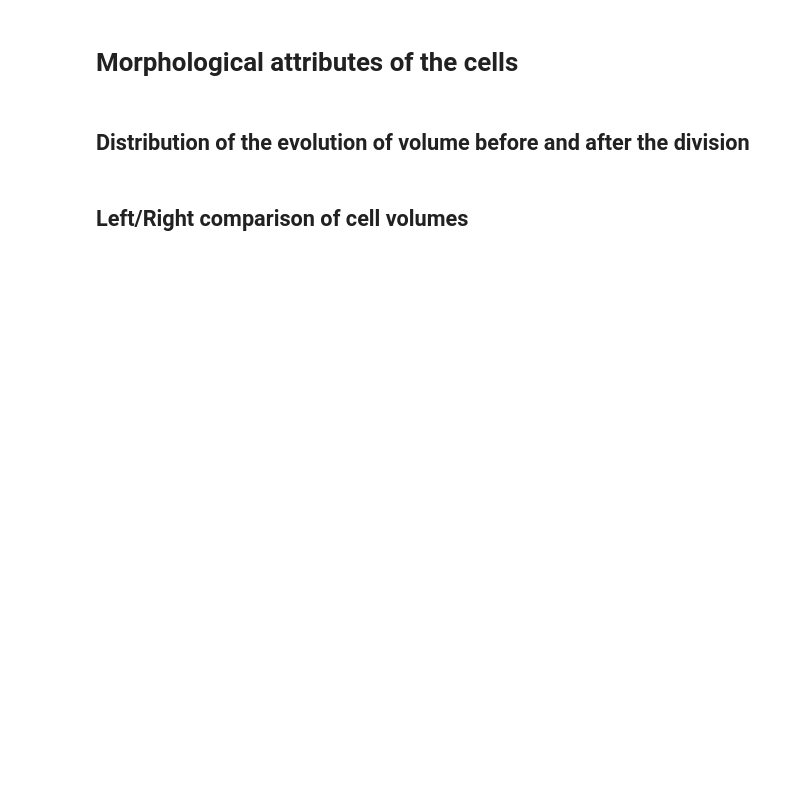
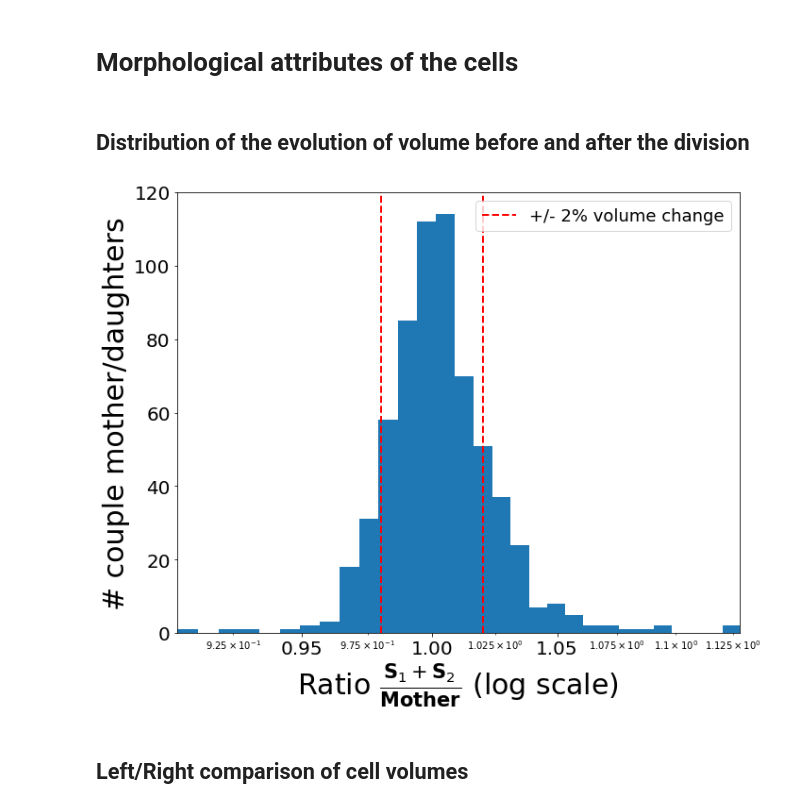
Before and after one commit to pixelking20/ASTEC-examples, a Jupyter notebook: ASTEC-JupyterNotebook.ipynb, the cells around one changed output. Cells and saved outputs as stored; diff of their text form; code cells hidden in the pictures; blank space fills up the shorter version.

```diff
--- a/ASTEC-JupyterNotebook.ipynb
+++ b/ASTEC-JupyterNotebook.ipynb
@@ -61,9 +56,7 @@ __SINCE THE AMOUNT OF DATA IS LARGE, THE LOADING TIME MIGHT TAKE SEVERAL MINUTES
 path_to_data = './Data/'
 path_to_figures = './Outputs_figures/'
 
-with open(os.path.join(path_to_data, 'Astec-Pm1_properties.pkl')) as f:
-    properties = pkl.load(f)
-    f.close()
+properties = read_property_file(os.path.join(path_to_data + 'Astec-Pm1_properties.pkl'))
 
 lin_tree = properties['cell_lineage']
 names = properties['cell_name']
@@ -79,10 +72,10 @@ for c in prob_cells:
     lin_tree.pop(c, None)
 
 # Building the inverse lineage tree (daughter cell -> mother cell)
-inv_lin_tree = {daught: mother for mother, daughters in lin_tree.items() for daught in daughters}
+inv_lin_tree = {daught: mother for mother, daughters in list(lin_tree.items()) for daught in daughters}
 
 # Building the cell surfaces
-surfaces = {cell:np.sum(list(neighbors.values())) for cell, neighbors in surf_ex.items()}
+surfaces = {cell:np.sum(list(neighbors.values())) for cell, neighbors in list(surf_ex.items())}
 
 # Building the compactness metric
 comp = {cell:vol[cell]**(1/3.)/surfaces[cell]**(1/2.) for cell in vol}
@@ -108,22 +101,24 @@ CMapFates = ColorMap(tissue_order+['undeter'], 'rainbow')
 ## Distribution of the evolution of volume before and after the division
 # %%
 ratio_daugthers = [get_ratio_mother_sisters_volume(c, vol, lin_tree, inv_lin_tree, 5)
-                   for c, v in lin_tree.items() if len(v) == 2]
+                   for c, v in list(lin_tree.items()) if len(v) == 2]
 fig = plt.figure(figsize=(10, 8))
 ax = fig.add_subplot(111)
 ax.hist(ratio_daugthers, bins=30)
 ax.set_xscale('log')
 ax.set_xlim(np.min(ratio_daugthers), np.max(ratio_daugthers))
 ax.plot([0.98, 0.98], [0, 150], 'r--', lw=2, label='+/- 2% volume change')
 ax.plot([1.02, 1.02], [0, 150], 'r--', lw=2)
 ax.set_ylim(0, 120)
 ax.legend(fontsize=18)
 ax.tick_params(axis='both', which='major', labelsize=20)
 ax.xaxis.set_major_formatter(ScalarFormatter())
 ax.set_xticks([.95, 1, 1.05])
 ax.set_xlabel(r'Ratio $\frac{\mathbf{S}_1 + \mathbf{S}_2}{\mathbf{Mother}}$ (log scale)', fontsize=30)
 ax.set_ylabel('# couple mother/daughters', fontsize=30)
 fig.tight_layout()
+# %% [output]
+[figure, added]
 # %% [markdown]
 ## Left/Right comparison of cell volumes
 # %%
```
Also changed, not shown: parts of 9 cells of this notebook, 2 other files.
